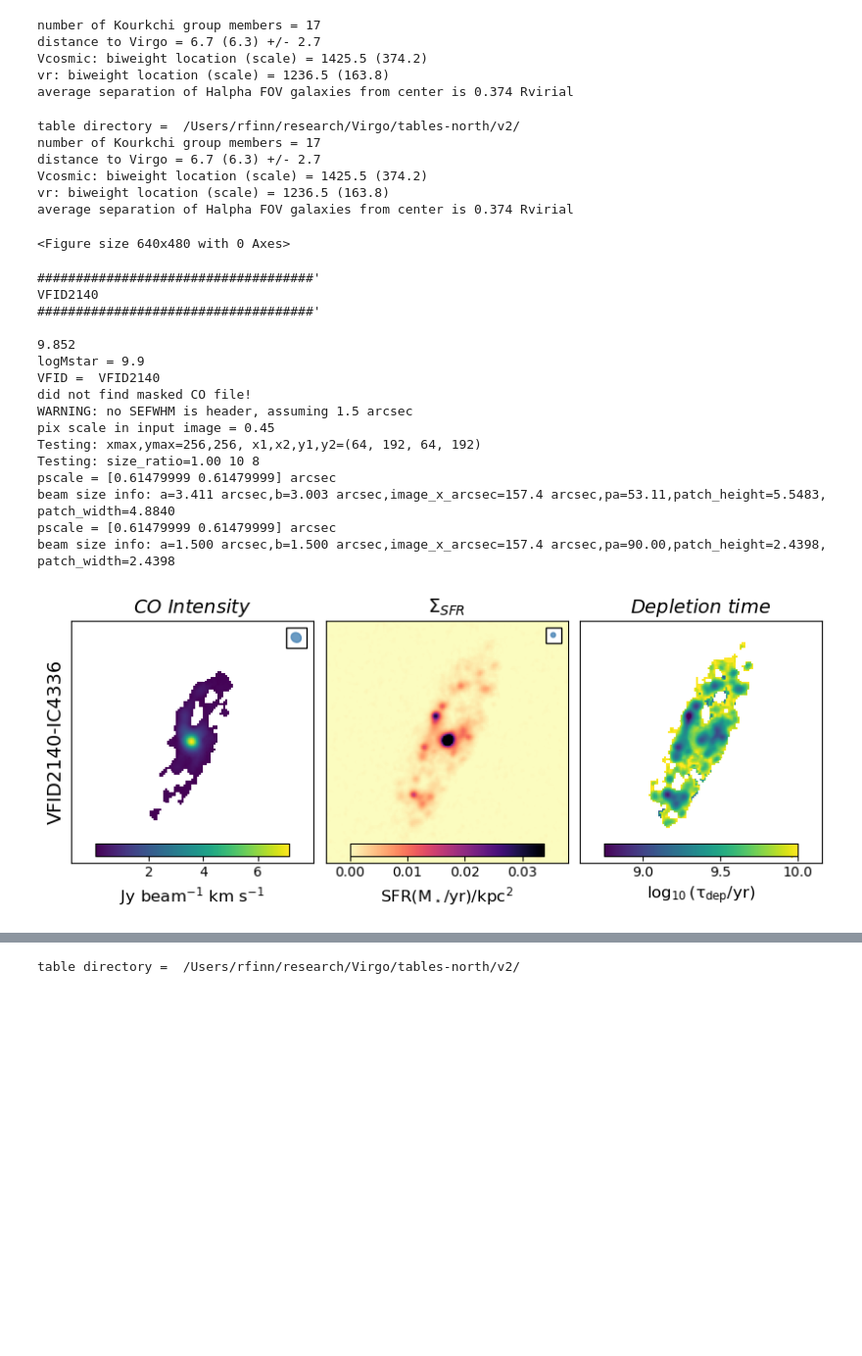
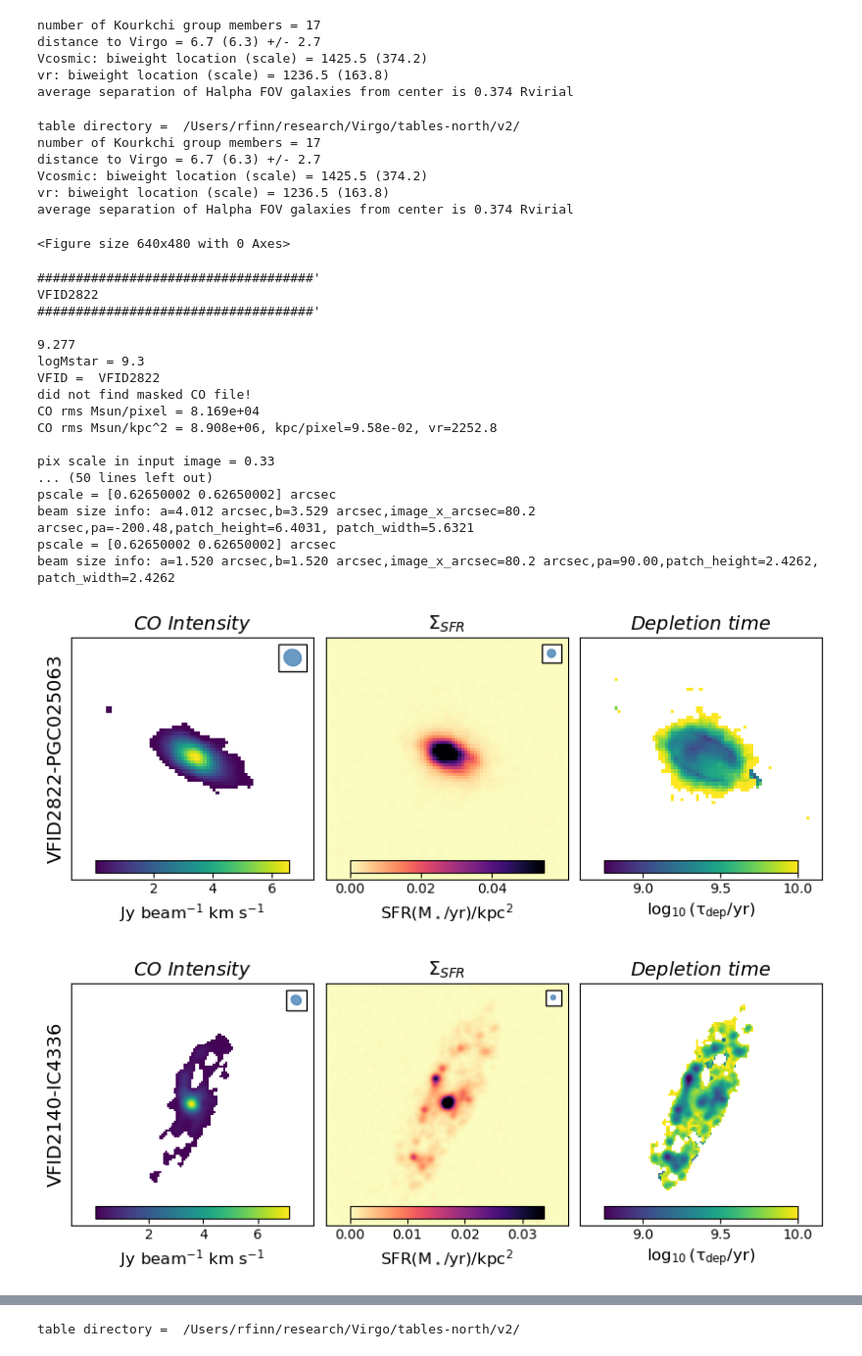
Before and after one commit to rfinn/havirgo, a Jupyter notebook: notebooks/noema_sources.ipynb, the cells around one changed output, grey strips where cells are left out. Shown at 98% size. Cells and saved outputs as stored; diff of their text form; code cells hidden in the pictures; blank space fills up the shorter version.

```diff
--- a/notebooks/noema_sources.ipynb
+++ b/notebooks/noema_sources.ipynb
@@ -119,7 +119,7 @@ for k,d in enumerate(alldirs):
         sfr_limits = None
     #sfr_limits = None
     #plot_mstar_sfr_COall(d,rmax=rmax_dict[vfid],vr=vr,logMstar=logMstar_string,COcolor=cocolor,COlevels=COlevels)
-    plot_mstar_sfr_CO(d,vr=vr,rmax=rmax_dict[vfid],logMstar=logMstar_string,COcolor=cocolor,COlevels=COlevels,noHI=True,alt_title=alt_title, sfr_limits=sfr_limits)
+    plot_mstar_sfr_CO(d,noema=True,vr=vr,rmax=rmax_dict[vfid],logMstar=logMstar_string,COcolor=cocolor,COlevels=COlevels,noHI=True,alt_title=alt_title, sfr_limits=sfr_limits)
 plt.show()
 # %% [output]
 table directory =  /Users/rfinn/research/Virgo/tables-north/v2/
@@ -199,9 +199,9 @@ alldirs = [
            ]
 
 # NOEMA TEST
-alldirs = [
-    'VFID2140-IC4336-BOK-20220424-VFID2162'
-           ]
+#alldirs = [
+#    'VFID2140-IC4336-BOK-20220424-VFID2162'
+#           ]
 
 # we have single noise estimates for NOEMA sources
 
@@ -225,43 +225,45 @@ for k,d in enumerate(alldirs):
     #print("rmax = ",i,rmax[i])
     vfid = d.split('-')[0]
 
     vr = v.env['Vcosmic'][v.main['VFID'] == vfid][0]
     logMstar = v.magphys['logMstar_med'][v.main['VFID'] == vfid][0]
     if logMstar < 0.1:
         logMstar = v.magphys['logMstar_best'][v.main['VFID'] == vfid][0]
     print(logMstar)
     logMstar_string = f"{logMstar:.1f}"
     print(f"logMstar = {logMstar_string}")
 
     objname = v.main['objname'][v.main['VFID'] == vfid][0]
     alt_title = f"{vfid}-{objname}"
     #alt_title = f"{vfid}-{objname}"
     cocolor='magenta'
     #cocolor='chartreuse'
     get_depletion_map(d, vr=vr, sfr_limit=5e-4, convolveflag=False, verbose=False, alt_title=alt_title) #,rmax=rmax_dict[vfid],vr=vr,logMstar=logMstar_string,COcolor=cocolor,COlevels=COlevels)
 plt.show()
 # %% [output]
 table directory =  /Users/rfinn/research/Virgo/tables-north/v2/
 number of Kourkchi group members = 17
 distance to Virgo = 6.7 (6.3) +/- 2.7
 Vcosmic: biweight location (scale) = 1425.5 (374.2)
 vr: biweight location (scale) = 1236.5 (163.8)
 average separation of Halpha FOV galaxies from center is 0.374 Rvirial
 <Figure size 640x480 with 0 Axes>
 ####################################'
-VFID2140
+VFID2822
 ####################################'
 
-9.852
-logMstar = 9.9
-VFID =  VFID2140
+9.277
+logMstar = 9.3
+VFID =  VFID2822
 did not find masked CO file!
-WARNING: no SEFWHM is header, assuming 1.5 arcsec
-pix scale in input image = 0.45
-Testing: xmax,ymax=256,256, x1,x2,y1,y2=(64, 192, 64, 192)
-Testing: size_ratio=1.00 10 8
-pscale = [0.61479999 0.61479999] arcsec
-beam size info: a=3.411 arcsec,b=3.003 arcsec,image_x_arcsec=157.4 arcsec,pa=53.11,patch_height=5.5483, patch_width=4.8840
-pscale = [0.61479999 0.61479999] arcsec
-beam size info: a=1.500 arcsec,b=1.500 arcsec,image_x_arcsec=157.4 arcsec,pa=90.00,patch_height=2.4398, patch_width=2.4398
+CO rms Msun/pixel = 8.169e+04
+CO rms Msun/kpc^2 = 8.908e+06, kpc/pixel=9.58e-02, vr=2252.8
+
+pix scale in input image = 0.33
+... (50 lines left out)
+pscale = [0.62650002 0.62650002] arcsec
+beam size info: a=4.012 arcsec,b=3.529 arcsec,image_x_arcsec=80.2 arcsec,pa=-200.48,patch_height=6.4031, patch_width=5.6321
+pscale = [0.62650002 0.62650002] arcsec
+beam size info: a=1.520 arcsec,b=1.520 arcsec,image_x_arcsec=80.2 arcsec,pa=90.00,patch_height=2.4262, patch_width=2.4262
-[figure, old version]
+[figure, new version]
+[figure, added]
```
Also changed, not shown: parts of 2 cells of this notebook, 1 other file.
